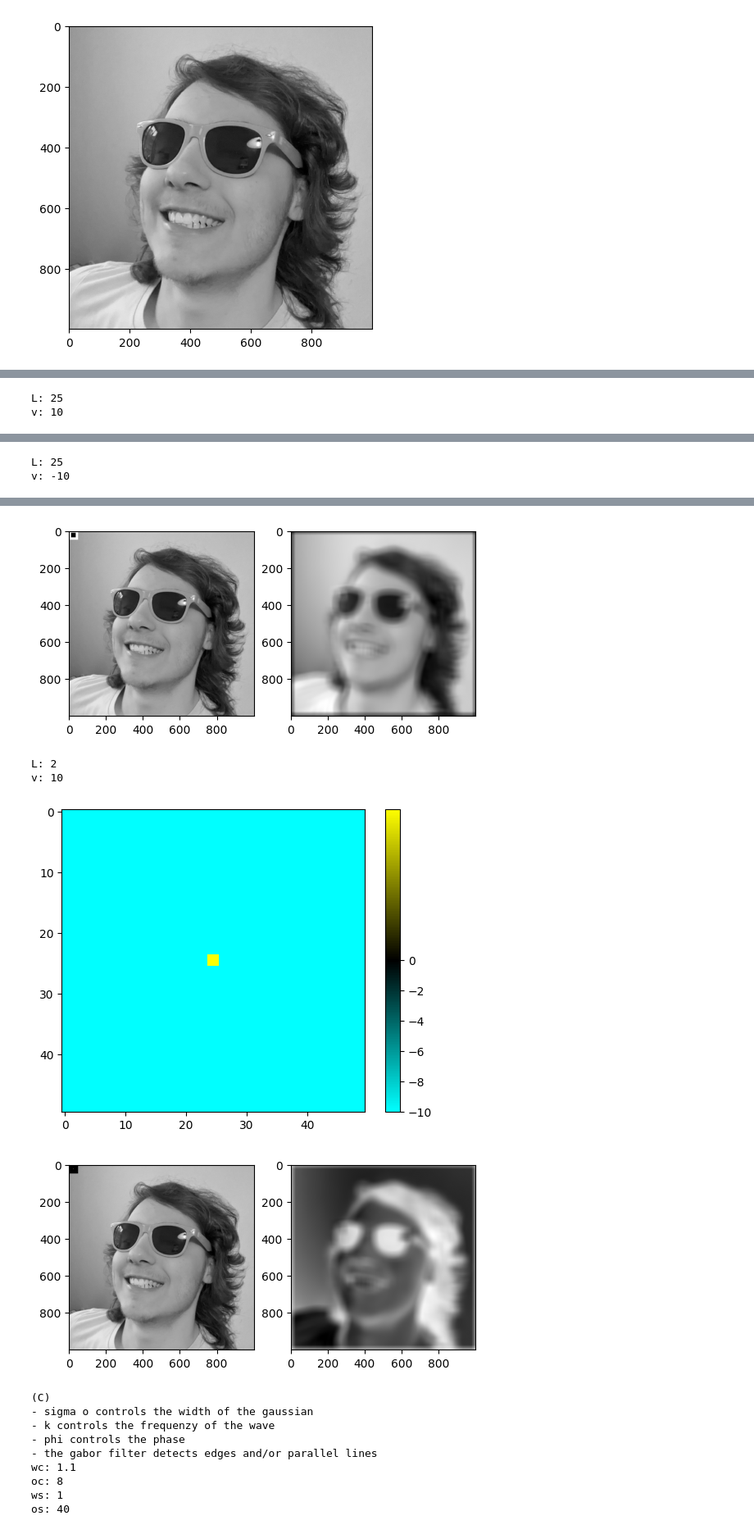
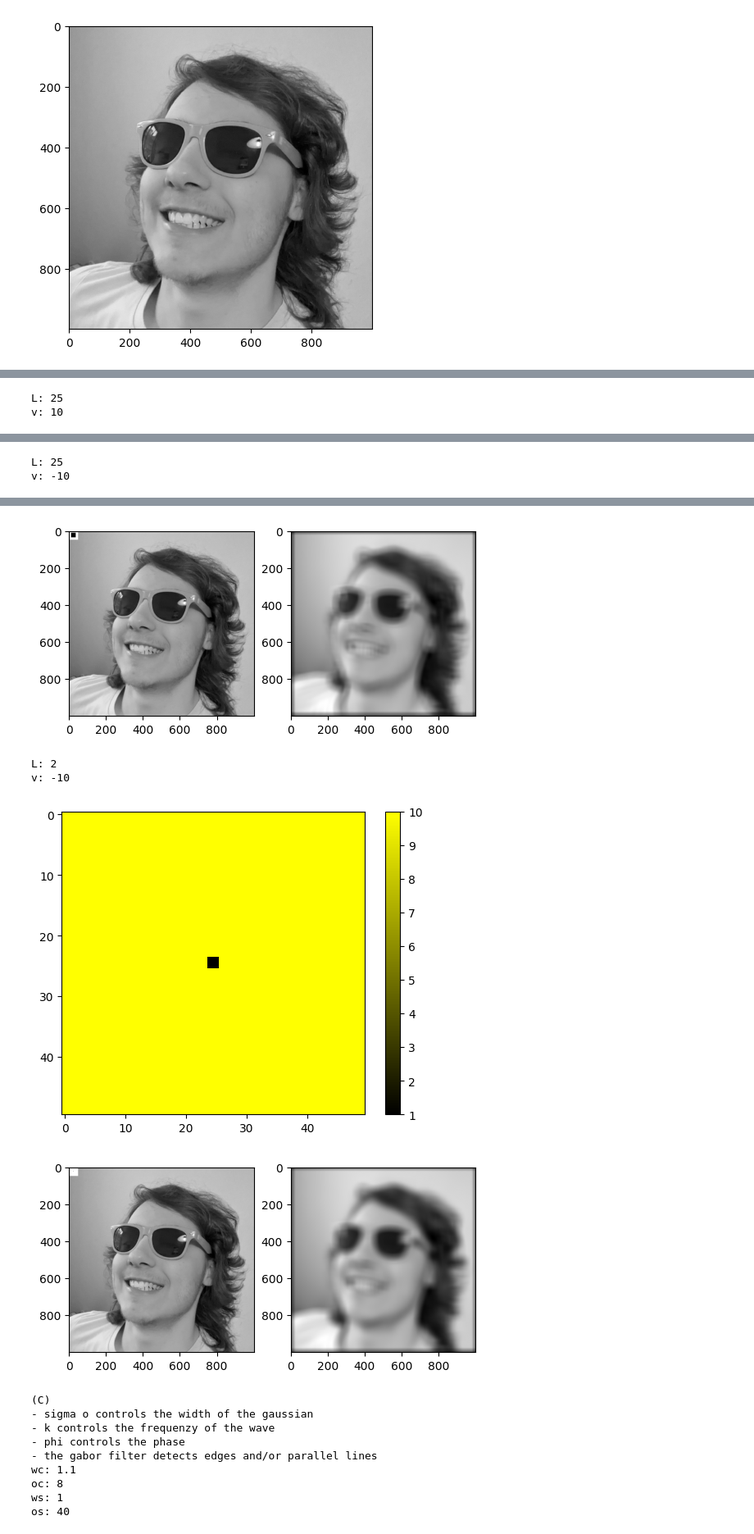
Before and after one commit to Rismosch/homework_understanding_vision, a Jupyter notebook: Homework1.ipynb, the cells around one changed output, grey strips where cells are left out. Shown at 82% size. Saved outputs shown, nothing was run; the diff lists cells and outputs as text; code cells hidden in the pictures.

```diff
--- a/Homework1.ipynb
+++ b/Homework1.ipynb
@@ -130,39 +130,39 @@ box_parameters = [
     BoxParameter(N, L=40, v=5),
     BoxParameter(N, L=25, v=10),
     BoxParameter(N, L=25, v=-10),
-    BoxParameter(N, L=2, v=10),
+    BoxParameter(N, L=2, v=-10),
 ]
 
 # generate, apply kernel and plot resulting image
 for p in box_parameters:
     kernel_width = p.kernel_width
     L = p.L
     v = p.v
 
     print(f"L: {L}")
     print(f"v: {v}")
 
     kernel = make_box_kernel(kernel_width, L, v)
     plot_kernel(kernel)
     apply_and_plot(kernel, img)
 # %% [output]
 (B)
 L: 40
 v: 5
 [figure]
 [figure]
 L: 25
 v: 10
 [figure]
 [figure]
 L: 25
 v: -10
 [figure]
 [figure]
 L: 2
-v: 10
+v: -10
-[figure, old version]
+[figure, new version]
-[figure, old version]
+[figure, new version]
 # %%
 # Excercise 4. (C)
 print("(C)")
```
Also changed, not shown: parts of 1 cell of this notebook.
